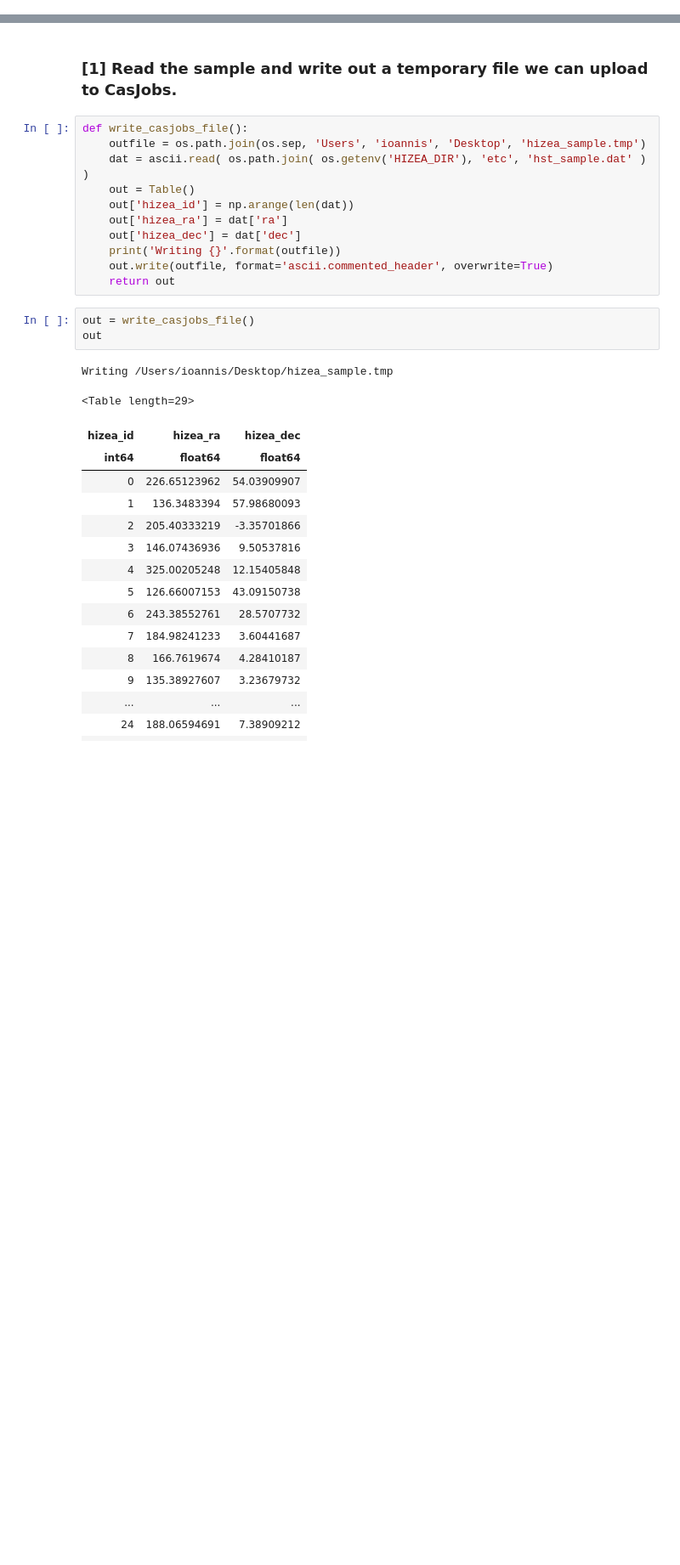
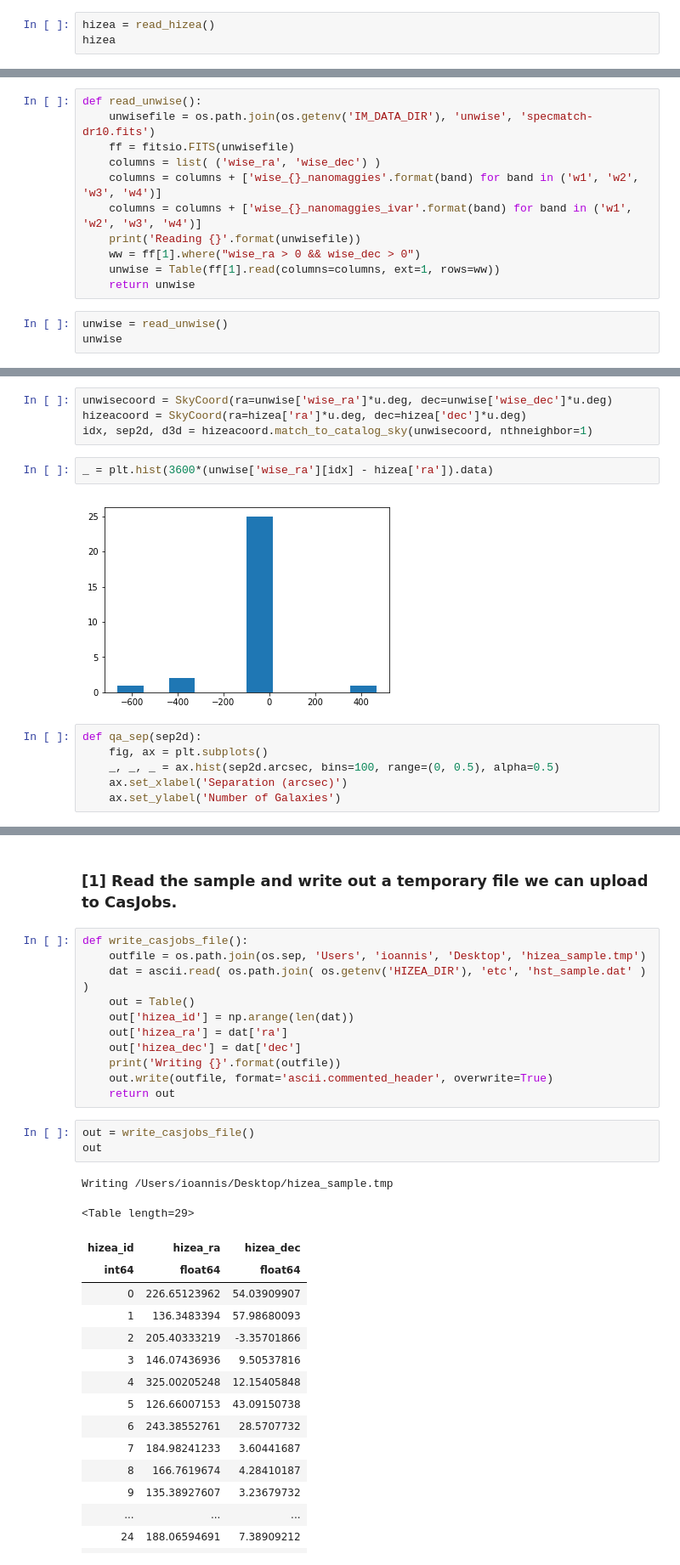
Before and after one commit to moustakas/hizea, a Jupyter notebook: doc/nb/hizea-unwise.ipynb, the cells around one changed output, grey strips where cells are left out. Shown at 85% size. Drawn from its saved outputs; the diff is of its cells as text; blank space fills up the shorter version.

Commit message:
incomplete unwise notebook

```diff
--- a/doc/nb/hizea-unwise.ipynb
+++ b/doc/nb/hizea-unwise.ipynb
@@ -16,0 +28,3 @@ from astropy.table import Table
+# %%
+hizea = read_hizea()
+hizea
@@ -16,0 +51,14 @@ from astropy.table import Table
+# %%
+def read_unwise():
+    unwisefile = os.path.join(os.getenv('IM_DATA_DIR'), 'unwise', 'specmatch-dr10.fits')
+    ff = fitsio.FITS(unwisefile)
+    columns = list( ('wise_ra', 'wise_dec') )
+    columns = columns + ['wise_{}_nanomaggies'.format(band) for band in ('w1', 'w2', 'w3', 'w4')]
+    columns = columns + ['wise_{}_nanomaggies_ivar'.format(band) for band in ('w1', 'w2', 'w3', 'w4')]
+    print('Reading {}'.format(unwisefile))
+    ww = ff[1].where("wise_ra > 0 && wise_dec > 0")
+    unwise = Table(ff[1].read(columns=columns, ext=1, rows=ww))
+    return unwise
+# %%
+unwise = read_unwise()
+unwise
@@ -16,0 +86,14 @@ from astropy.table import Table
+# %%
+unwisecoord = SkyCoord(ra=unwise['wise_ra']*u.deg, dec=unwise['wise_dec']*u.deg)
+hizeacoord = SkyCoord(ra=hizea['ra']*u.deg, dec=hizea['dec']*u.deg)
+idx, sep2d, d3d = hizeacoord.match_to_catalog_sky(unwisecoord, nthneighbor=1)
+# %%
+_ = plt.hist(3600*(unwise['wise_ra'][idx] - hizea['ra']).data)
+# %% [output]
+[figure, added]
+# %%
+def qa_sep(sep2d):
+    fig, ax = plt.subplots()
+    _, _, _ = ax.hist(sep2d.arcsec, bins=100, range=(0, 0.5), alpha=0.5)
+    ax.set_xlabel('Separation (arcsec)')
+    ax.set_ylabel('Number of Galaxies')
```
Also changed, not shown: parts of 14 cells of this notebook.
